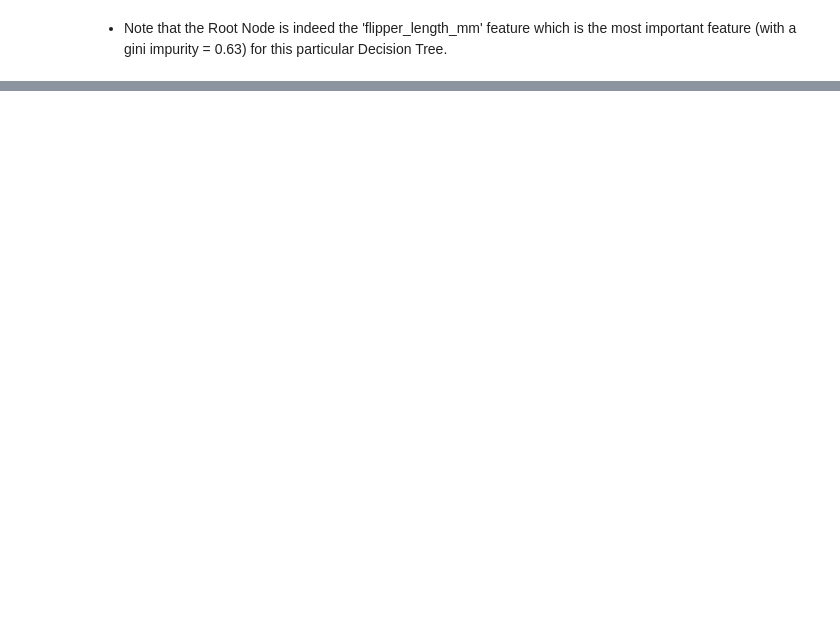
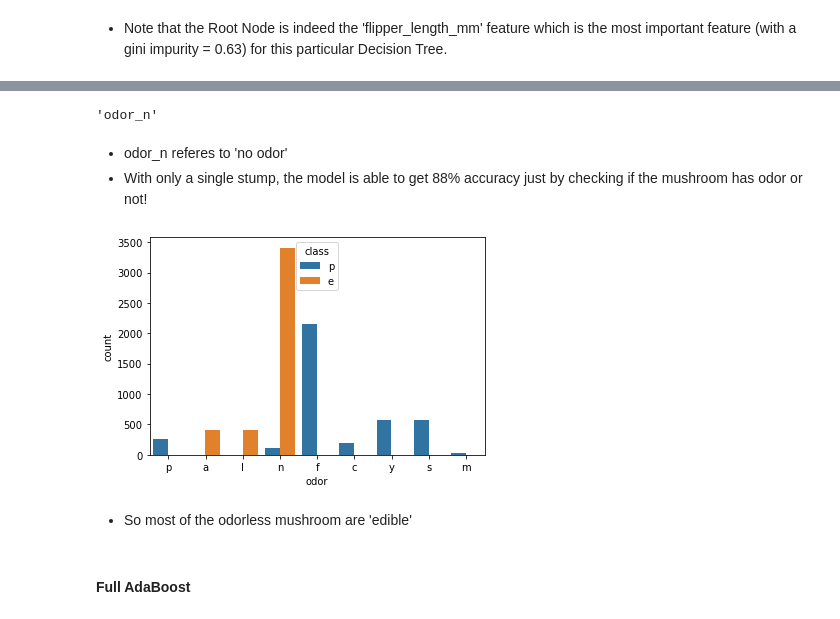
Before and after one commit to jigarparekh279/Machine_Learning_Python, a Jupyter notebook: 7_ML_05a_TreeBasedMethods_Classification.ipynb, the cells around one changed output, grey strips where cells are left out. Cells and saved outputs as stored; diff of their text form; code cells hidden in the pictures; blank space fills up the shorter version.

```diff
--- a/7_ML_05a_TreeBasedMethods_Classification.ipynb
+++ b/7_ML_05a_TreeBasedMethods_Classification.ipynb
@@ -373,0 +651,16 @@ Name: Feature Imporatnce, dtype: float64
+# %%
+# most important (only) feature
+X.columns[model.feature_importances_.argmax()]
+# %% [output]
+'odor_n'
+# %% [markdown]
+- odor_n referes to 'no odor'
+- With only a single stump, the model is able to get 88% accuracy just by checking if the mushroom has odor or not!
+# %%
+sns.countplot(data=df, x='odor',hue='class');
+# %% [output]
+[figure, added]
+# %% [markdown]
+- So most of the odorless mushroom are 'edible'
+# %% [markdown]
+#### Full AdaBoost
```
Also changed, not shown: parts of 82 cells of this notebook, 9 other files.
